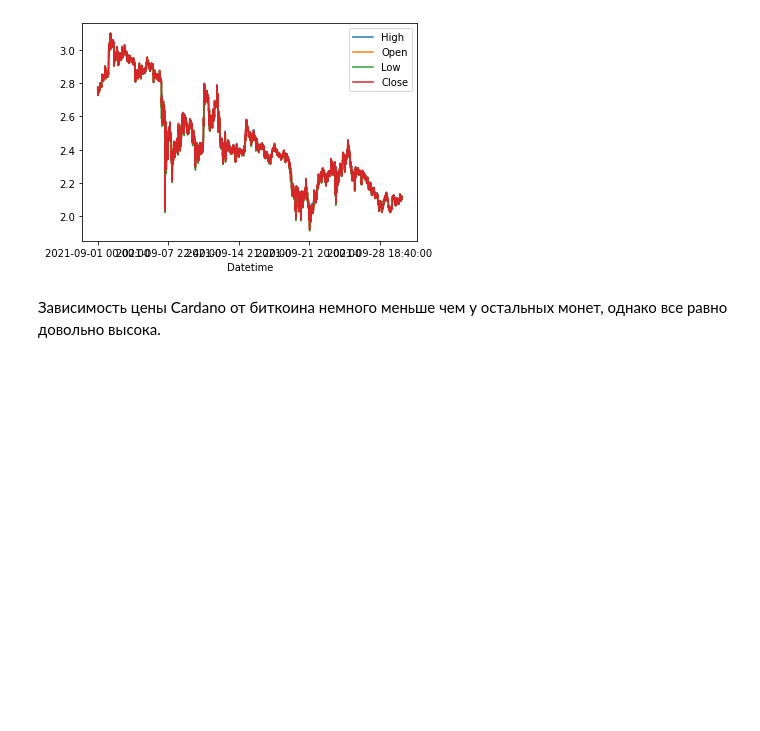
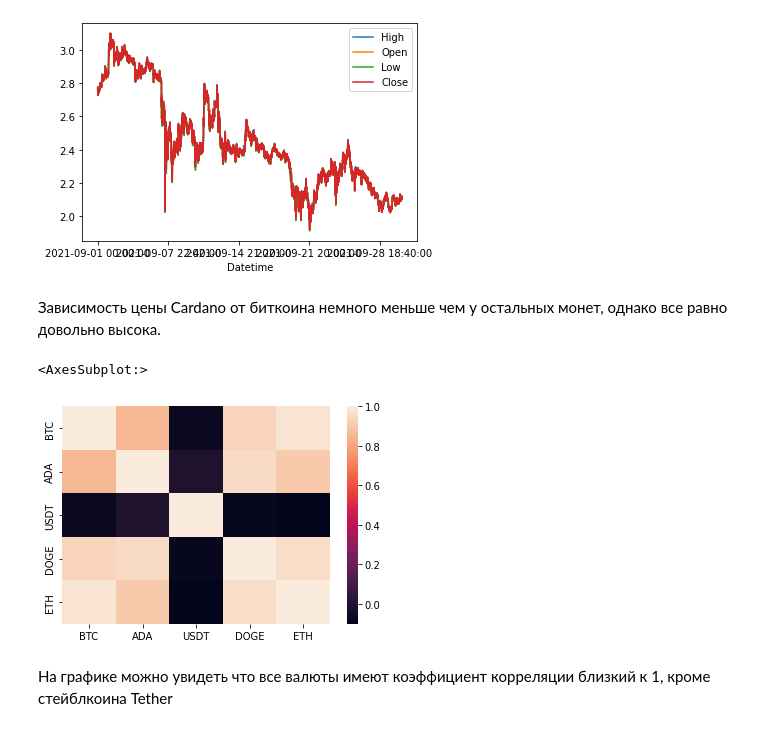
Before and after one commit to GarbuzovKE/ITMO_ML, a Jupyter notebook: Statistical_data_analysis/1 Task.ipynb, the cells around one changed output. Cells and saved outputs as stored; diff of their text form; code cells hidden in the pictures; blank space fills up the shorter version.

Commit message:
Added heatmap

```diff
--- a/Statistical_data_analysis/1 Task.ipynb
+++ b/Statistical_data_analysis/1 Task.ipynb
@@ -160,3 +160,21 @@ Es = -0.7785320913344318, коэффициент эксцесса
 [figure]
 # %% [markdown]
 Зависимость цены Cardano от биткоина немного меньше чем у остальных монет, однако все равно довольно высока.
+# %%
+for i in ['BTC', 'ADA', 'USDT', 'DOGE' , 'ETH']:
+    dfCoin = df[df['Symbol'] == i]
+    dfCoin = dfCoin.rename(dict(zip(dfCoin.index, dfBTC.index)))
+    dfCoin = dfCoin.rename(columns = {'High' : i})
+    dfCoin = pd.DataFrame(dfCoin[i])
+    # print(dfCoin)
+    if i == 'BTC':
+        dfAllCoins = dfCoin
+    else:
+        dfAllCoins = dfAllCoins.join(pd.DataFrame(dfCoin[i]))
+# %%
+sns.heatmap(dfAllCoins.corr())
+# %% [output]
+<AxesSubplot:>
+[figure, added]
+# %% [markdown]
+На графике можно увидеть что все валюты имеют коэффициент корреляции близкий к 1, кроме стейблкоина Tether
```
Also changed, not shown: parts of 5 cells of this notebook.
